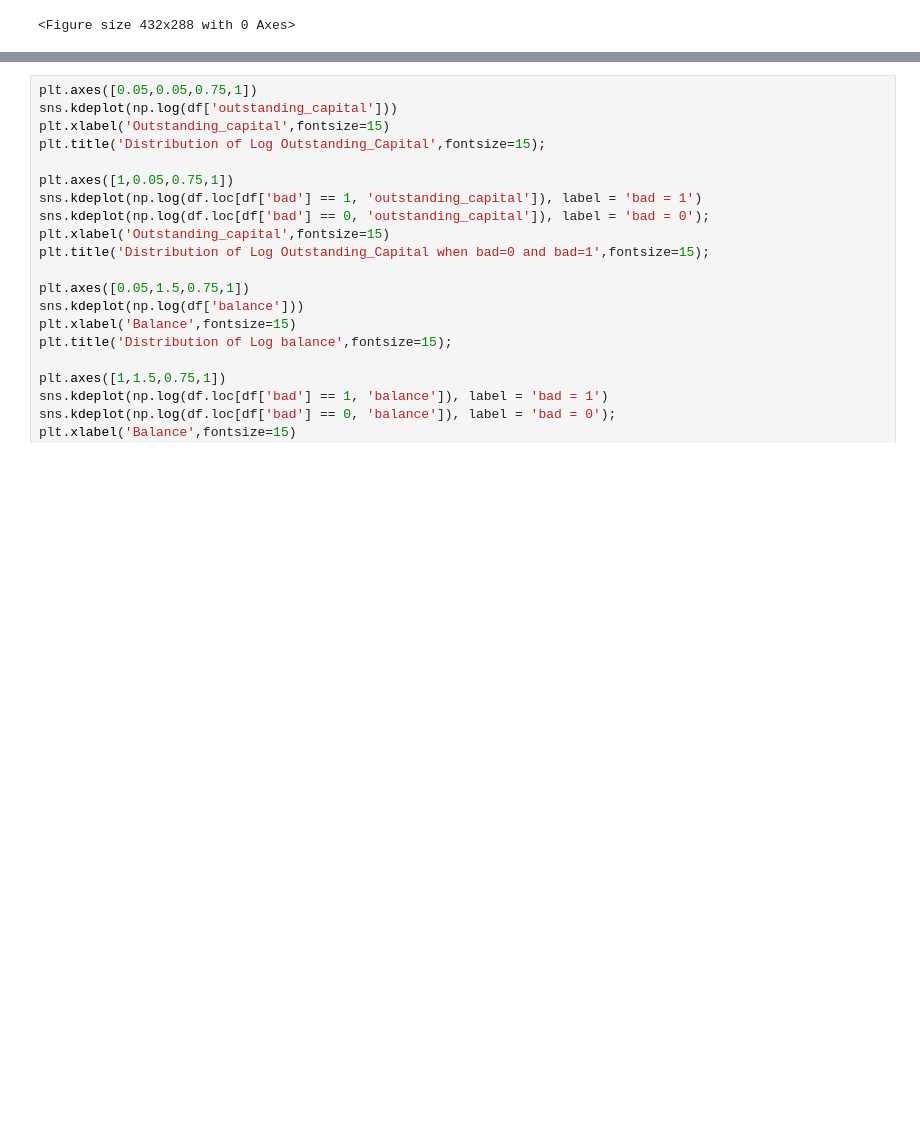
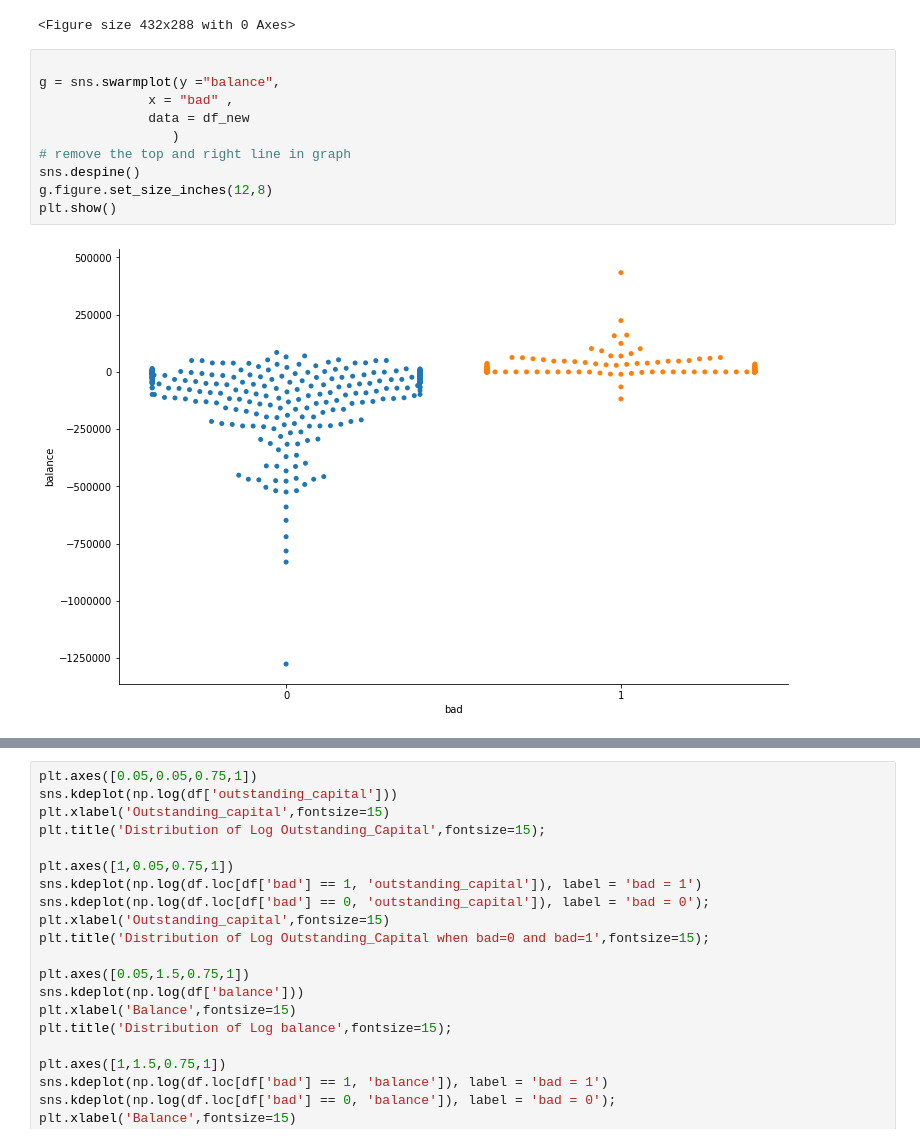
Before and after one commit to vnguye12/vy_capstone1, a Jupyter notebook: Capstone1.ipynb, the cells around one changed output, grey strips where cells are left out. Cells and saved outputs as stored; diff of their text form; blank space fills up the shorter version.

```diff
--- a/Capstone1.ipynb
+++ b/Capstone1.ipynb
@@ -422,3 +442,15 @@ plt.show()
 # %% [output]
 [figure]
 <Figure size 432x288 with 0 Axes>
+# %%
+
+g = sns.swarmplot(y ="balance",
+              x = "bad" ,
+              data = df_new
+                 )
+# remove the top and right line in graph
+sns.despine()
+g.figure.set_size_inches(12,8)
+plt.show()
+# %% [output]
+[figure, added]
```
Also changed, not shown: parts of 13 cells of this notebook.
